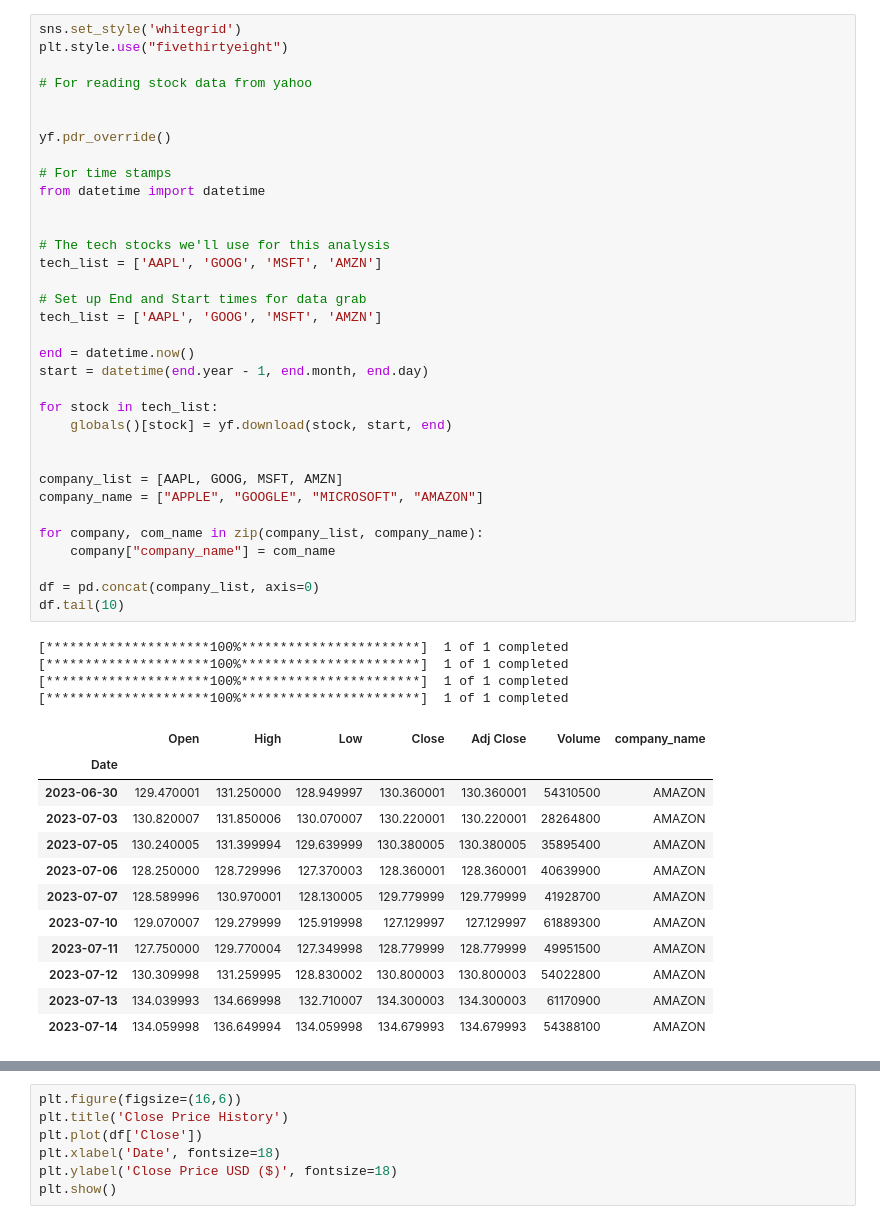
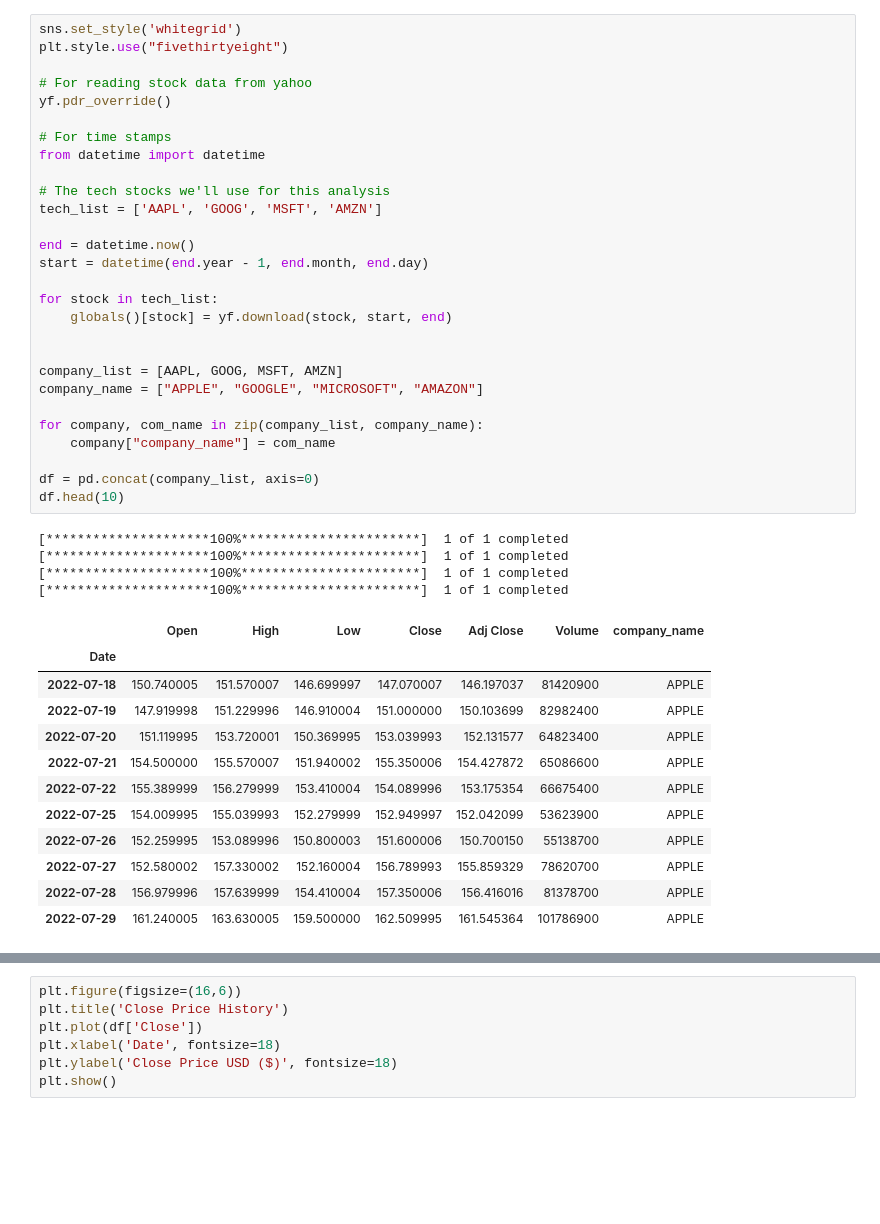
Before and after one commit to var-rishabh/stock-market-prediction, a Jupyter notebook: main.ipynb, the cells around one changed output, grey strips where cells are left out. Drawn from its saved outputs; the diff is of its cells as text; blank space fills up the shorter version.

```diff
--- a/main.ipynb
+++ b/main.ipynb
@@ -17,49 +18,43 @@ sns.set_style('whitegrid')
 plt.style.use("fivethirtyeight")
 
 # For reading stock data from yahoo
-
-
 yf.pdr_override()
 
 # For time stamps
 from datetime import datetime
 
-
 # The tech stocks we'll use for this analysis
-tech_list = ['AAPL', 'GOOG', 'MSFT', 'AMZN']
-
-# Set up End and Start times for data grab
 tech_list = ['AAPL', 'GOOG', 'MSFT', 'AMZN']
 
 end = datetime.now()
 start = datetime(end.year - 1, end.month, end.day)
 
 for stock in tech_list:
     globals()[stock] = yf.download(stock, start, end)
 
 
 company_list = [AAPL, GOOG, MSFT, AMZN]
 company_name = ["APPLE", "GOOGLE", "MICROSOFT", "AMAZON"]
 
 for company, com_name in zip(company_list, company_name):
     company["company_name"] = com_name
 
 df = pd.concat(company_list, axis=0)
-df.tail(10)
+df.head(10)
 # %% [output]
 [*********************100%***********************]  1 of 1 completed
 [*********************100%***********************]  1 of 1 completed
 [*********************100%***********************]  1 of 1 completed
 [*********************100%***********************]  1 of 1 completed
 |  | Open | High | Low | Close | Adj Close | Volume | company_name |
 | Date |  |  |  |  |  |  |  |
-| 2023-06-30 | 129.470001 | 131.250000 | 128.949997 | 130.360001 | 130.360001 | 54310500 | AMAZON |
-| 2023-07-03 | 130.820007 | 131.850006 | 130.070007 | 130.220001 | 130.220001 | 28264800 | AMAZON |
-| 2023-07-05 | 130.240005 | 131.399994 | 129.639999 | 130.380005 | 130.380005 | 35895400 | AMAZON |
-| 2023-07-06 | 128.250000 | 128.729996 | 127.370003 | 128.360001 | 128.360001 | 40639900 | AMAZON |
-| 2023-07-07 | 128.589996 | 130.970001 | 128.130005 | 129.779999 | 129.779999 | 41928700 | AMAZON |
-| 2023-07-10 | 129.070007 | 129.279999 | 125.919998 | 127.129997 | 127.129997 | 61889300 | AMAZON |
-| 2023-07-11 | 127.750000 | 129.770004 | 127.349998 | 128.779999 | 128.779999 | 49951500 | AMAZON |
-| 2023-07-12 | 130.309998 | 131.259995 | 128.830002 | 130.800003 | 130.800003 | 54022800 | AMAZON |
-| 2023-07-13 | 134.039993 | 134.669998 | 132.710007 | 134.300003 | 134.300003 | 61170900 | AMAZON |
-| 2023-07-14 | 134.059998 | 136.649994 | 134.059998 | 134.679993 | 134.679993 | 54388100 | AMAZON |
+| 2022-07-18 | 150.740005 | 151.570007 | 146.699997 | 147.070007 | 146.197037 | 81420900 | APPLE |
+| 2022-07-19 | 147.919998 | 151.229996 | 146.910004 | 151.000000 | 150.103699 | 82982400 | APPLE |
+| 2022-07-20 | 151.119995 | 153.720001 | 150.369995 | 153.039993 | 152.131577 | 64823400 | APPLE |
+| 2022-07-21 | 154.500000 | 155.570007 | 151.940002 | 155.350006 | 154.427872 | 65086600 | APPLE |
+| 2022-07-22 | 155.389999 | 156.279999 | 153.410004 | 154.089996 | 153.175354 | 66675400 | APPLE |
+| 2022-07-25 | 154.009995 | 155.039993 | 152.279999 | 152.949997 | 152.042099 | 53623900 | APPLE |
+| 2022-07-26 | 152.259995 | 153.089996 | 150.800003 | 151.600006 | 150.700150 | 55138700 | APPLE |
+| 2022-07-27 | 152.580002 | 157.330002 | 152.160004 | 156.789993 | 155.859329 | 78620700 | APPLE |
+| 2022-07-28 | 156.979996 | 157.639999 | 154.410004 | 157.350006 | 156.416016 | 81378700 | APPLE |
+| 2022-07-29 | 161.240005 | 163.630005 | 159.500000 | 162.509995 | 161.545364 | 101786900 | APPLE |
```
Also changed, not shown: parts of 13 cells of this notebook, 1 other file.
